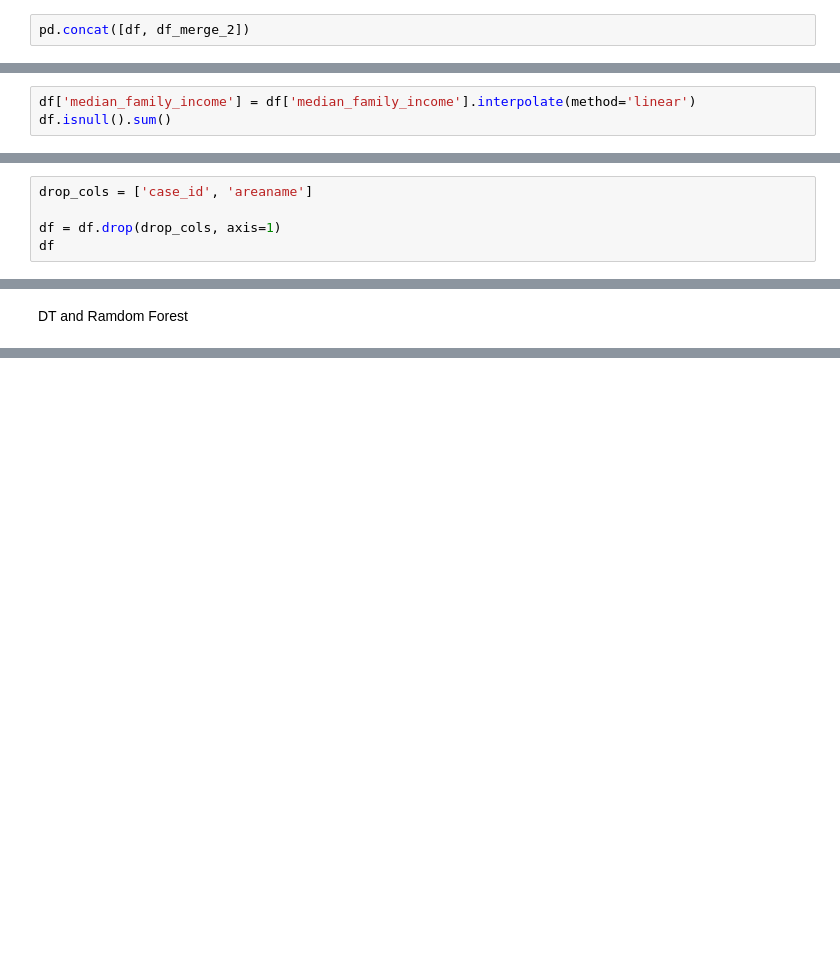
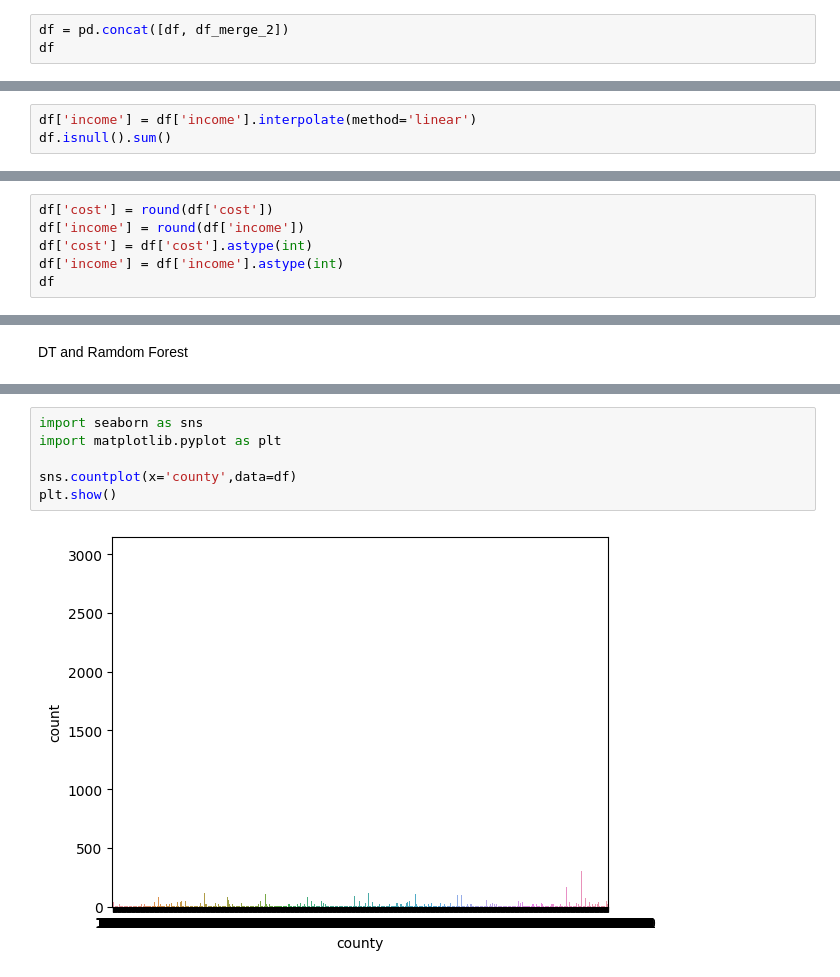
Before and after one commit to riasat-mahbub/ML_Final_Project, a Jupyter notebook: Untitled14.ipynb, the cells around one changed output, grey strips where cells are left out. Drawn from its saved outputs; the diff is of its cells as text; blank space fills up the shorter version.

```diff
--- a/Untitled14.ipynb
+++ b/Untitled14.ipynb
@@ -273,7 +268,8 @@ df_merge_2
 | 8565 | PR | Adjuntas Municipio | 919.382495 | 202070 | False | 1 | 0 |
 8566 rows × 7 columns
 # %%
-pd.concat([df, df_merge_2])
+df = pd.concat([df, df_merge_2])
+df
 # %% [output]
 |  | state | isMetro | county | cost | income | adult_count | child_count |
 | 0 | AL | True | Autauga County | 39254.0532 | 73010.414062 | 1 | 0 |
@@ -319,3 +355,3 @@ df.isnull().sum()
 # %%
-df['median_family_income'] = df['median_family_income'].interpolate(method='linear')
+df['income'] = df['income'].interpolate(method='linear')
 df.isnull().sum()
@@ -367,5 +367,6 @@ plt.show()
-# %%
-drop_cols = ['case_id', 'areaname']
-
-df = df.drop(drop_cols, axis=1)
-df
+# %%
+df['cost'] = round(df['cost'])
+df['income'] = round(df['income'])
+df['cost'] = df['cost'].astype(int)
+df['income'] = df['income'].astype(int)
+df
@@ -476,0 +551,8 @@ ig_acc
+# %%
+import seaborn as sns
+import matplotlib.pyplot as plt
+
+sns.countplot(x='county',data=df)
+plt.show()
+# %% [output]
+[figure, added]
```
Also changed, not shown: parts of 26 cells of this notebook.
